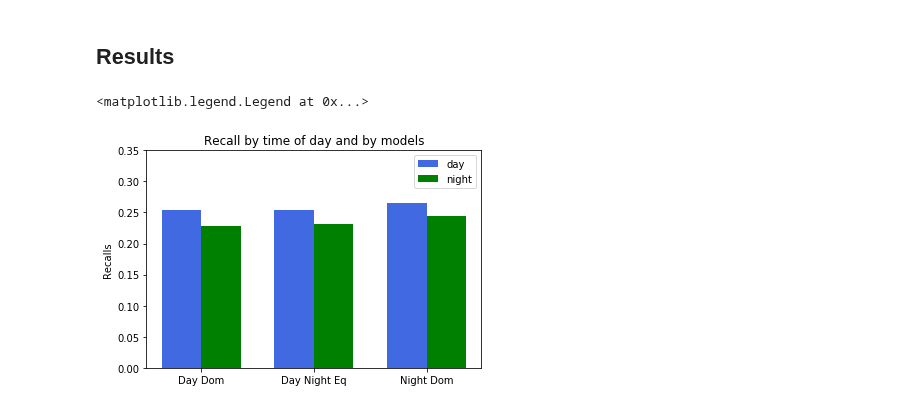
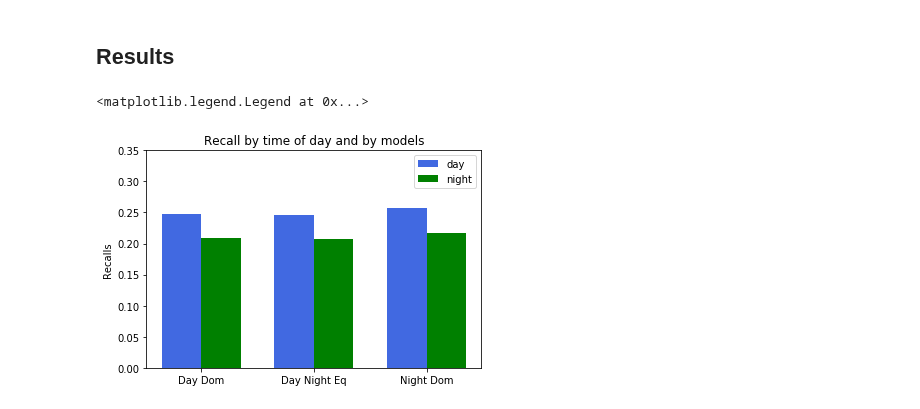
Before and after one commit to noya/strata-bias-demo, a Jupyter notebook: presentation_plots.ipynb, the cells around one changed output. Cells and saved outputs as stored; diff of their text form; code cells hidden in the pictures.

```diff
--- a/presentation_plots.ipynb
+++ b/presentation_plots.ipynb
@@ -8,0 +78,20 @@ import pandas as pd
+# %%
+def format_split_labels(images):
+    format_labels = []
+    for img in images:
+
+        for cnt, l in enumerate(img['classes']):
+            item = {}
+            item['name'] = img['name']
+            item['timeofday'] = img['timeofday']
+            item['occluded']  = img['occluded'][cnt]
+            item['bbox'] = [img['bbox_xmin'][cnt],
+                            img['bbox_ymin'][cnt],
+                            img['bbox_xmax'][cnt],
+                            img['bbox_ymax'][cnt]]
+
+            format_labels.append(item)
+    return format_labels
+
+gt_day = format_split_labels(orig_gt_day)
+gt_night = format_split_labels(orig_gt_night)
@@ -8,0 +307,5 @@ import pandas as pd
+# %%
+# calculate mean difference
+print('day night eq')
+dn_day_result = evaluate_detection(gt_day, dn_day_pred)
+dn_night_result = evaluate_detection(gt_night, dn_night_pred)
@@ -8,0 +355,6 @@ import pandas as pd
+# %%
+# calculate day dom
+print('day dominate')
+dd_day_result = evaluate_detection(gt_day, dd_day_pred)
+dd_night_result = evaluate_detection(gt_night, dd_night_pred)
+dd_mean_diff, dd_exp_diff = calc_unexp_diff(dd_day_result, dd_night_result)
@@ -8,0 +379,6 @@ import pandas as pd
+# %%
+# calculate day dom
+print('night dominate')
+nd_day_result = evaluate_detection(gt_day, nd_day_pred)
+nd_night_result = evaluate_detection(gt_night, nd_night_pred)
+nd_mean_diff, nd_exp_diff = calc_unexp_diff(nd_day_result, nd_night_result)
@@ -43,23 +437,19 @@ plt.show()
 # %%
 data = {}
 data['training_time'] = [10000, 15000, 110310]
-data['Avg_Recall_day'] = [0.254, 0.254, 0.265]
-data['Avg_Recall_night'] = [0.228, 0.231, 0.244]
-data['Avg_Precision_day'] = [0.149, 0.163, 0.17]
-data['Avg_Precision_night'] = [0.125, 0.129, 0.135]
 
 gridnumber = np.arange(3)
 width = 0.35
 fig = plt.figure()
 ax = plt.subplot(111)
-day_recall = ax.bar(gridnumber, data['Avg_Recall_day'], width, color='royalblue')
-night_recall = ax.bar(gridnumber + width, data['Avg_Recall_night'], width, color='green')
+day_recall = ax.bar(gridnumber, [dd_day_result['recall'], dn_day_result['recall'], nd_day_result['recall']], width, color='royalblue')
+night_recall = ax.bar(gridnumber + width, [dd_night_result['recall'], dn_night_result['recall'], nd_night_result['recall']], width, color='green')
 ax.set_xticks(gridnumber + width/2)
 ax.set_xticklabels(['Day Dom', 'Day Night Eq', 'Night Dom'])
 ax.set_ylabel('Recalls')
 ax.set_title('Recall by time of day and by models')
 ax.set_ylim((0, 0.35))
 ax.legend((day_recall[0], night_recall[1]), ('day', 'night'))
 # %% [output]
 <matplotlib.legend.Legend at 0x...>
-[figure, old version]
+[figure, new version]
```
Also changed, not shown: parts of 18 cells of this notebook, 1 other file.
